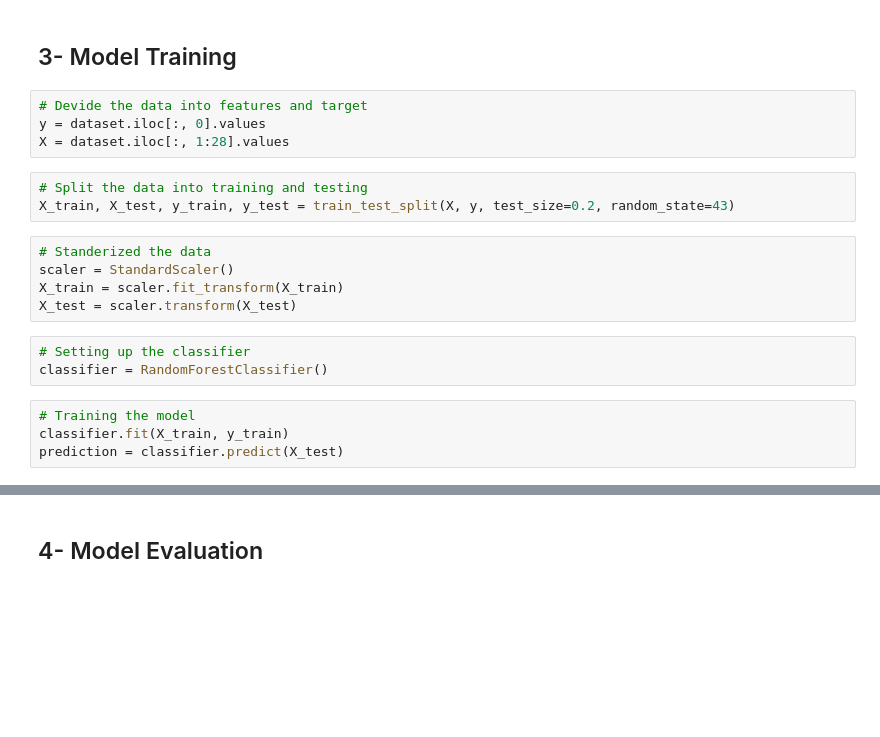
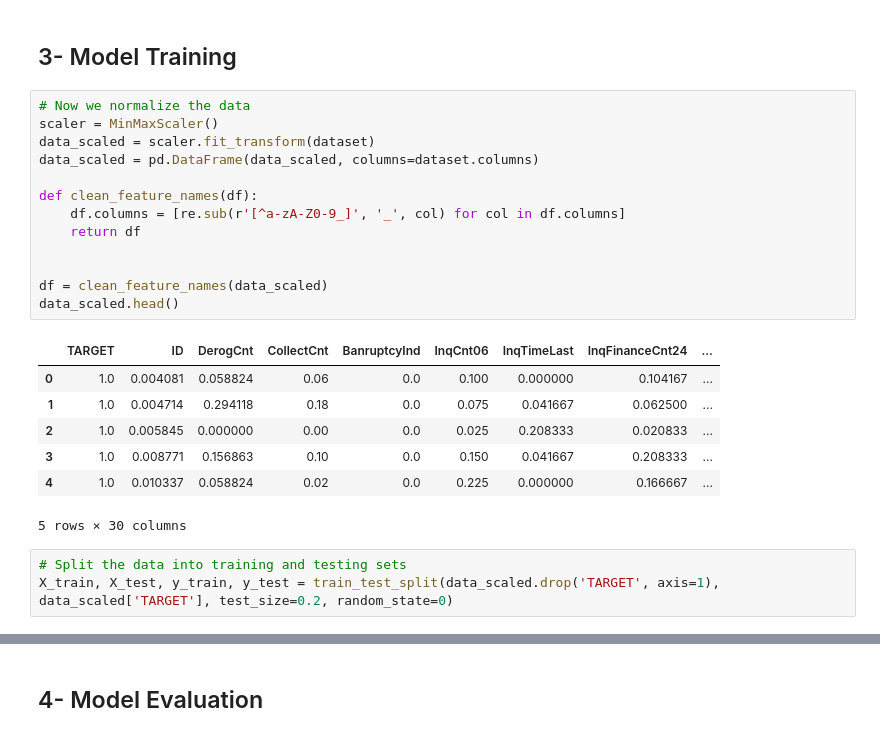
Before and after one commit to LyesHADJAR/CodeAlpha_credit_scoring_model, a Jupyter notebook: experimental.ipynb, the cells around one changed output, grey strips where cells are left out. Cells and saved outputs as stored; diff of their text form; blank space fills up the shorter version.

```diff
--- a/experimental.ipynb
+++ b/experimental.ipynb
@@ -44,21 +96,26 @@ print(dataset.shape)
 # %% [markdown]
 ## 3- Model Training
-# %%
-# Devide the data into features and target
-y = dataset.iloc[:, 0].values
-X = dataset.iloc[:, 1:28].values
+# %%
+# Now we normalize the data
+scaler = MinMaxScaler()
+data_scaled = scaler.fit_transform(dataset)
+data_scaled = pd.DataFrame(data_scaled, columns=dataset.columns)
+
+def clean_feature_names(df):
+    df.columns = [re.sub(r'[^a-zA-Z0-9_]', '_', col) for col in df.columns]
+    return df
+
+
+df = clean_feature_names(data_scaled)
+data_scaled.head()
+# %% [output]
+|  | TARGET | ID | DerogCnt | CollectCnt | BanruptcyInd | InqCnt06 | InqTimeLast | InqFinanceCnt24 | ... |
+| 0 | 1.0 | 0.004081 | 0.058824 | 0.06 | 0.0 | 0.100 | 0.000000 | 0.104167 | ... |
+| 1 | 1.0 | 0.004714 | 0.294118 | 0.18 | 0.0 | 0.075 | 0.041667 | 0.062500 | ... |
+| 2 | 1.0 | 0.005845 | 0.000000 | 0.00 | 0.0 | 0.025 | 0.208333 | 0.020833 | ... |
+| 3 | 1.0 | 0.008771 | 0.156863 | 0.10 | 0.0 | 0.150 | 0.041667 | 0.208333 | ... |
+| 4 | 1.0 | 0.010337 | 0.058824 | 0.02 | 0.0 | 0.225 | 0.000000 | 0.166667 | ... |
+5 rows × 30 columns
 # %%
-# Split the data into training and testing
-X_train, X_test, y_train, y_test = train_test_split(X, y, test_size=0.2, random_state=43)
+# Split the data into training and testing sets
+X_train, X_test, y_train, y_test = train_test_split(data_scaled.drop('TARGET', axis=1), data_scaled['TARGET'], test_size=0.2, random_state=0)
-# %%
-# Standerized the data
-scaler = StandardScaler()
-X_train = scaler.fit_transform(X_train)
-X_test = scaler.transform(X_test)
-# %%
-# Setting up the classifier
-classifier = RandomForestClassifier()
-# %%
-# Training the model
-classifier.fit(X_train, y_train)
-prediction = classifier.predict(X_test)
```
Also changed, not shown: parts of 12 cells of this notebook.
